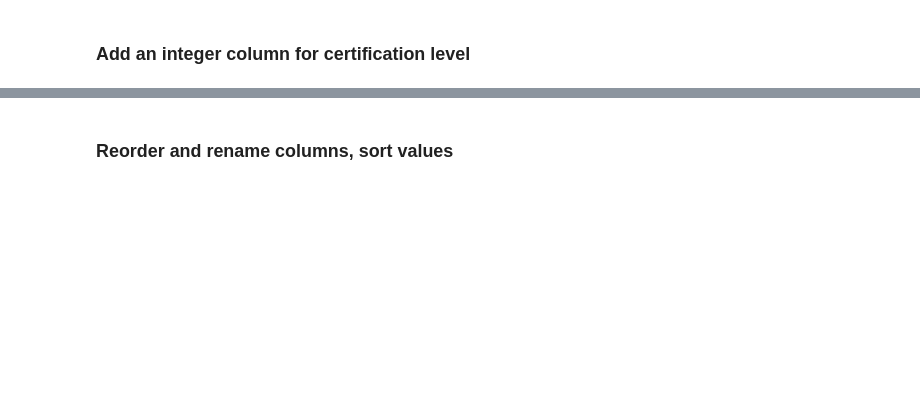
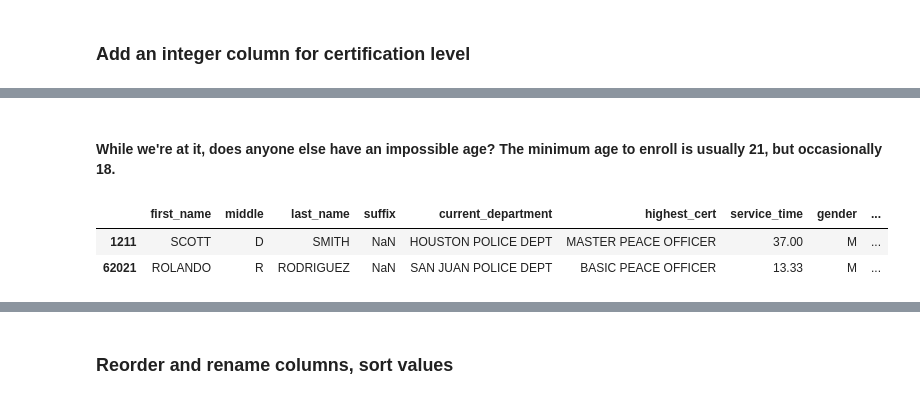
Before and after one commit to texas-justice-initiative/data-processing, a Jupyter notebook: data_cleaning/clean_list_of_texas_officers.ipynb, the cells around one changed output, grey strips where cells are left out. Cells and saved outputs as stored; diff of their text form; code cells hidden in the pictures; blank space fills up the shorter version.

```diff
--- a/data_cleaning/clean_list_of_texas_officers.ipynb
+++ b/data_cleaning/clean_list_of_texas_officers.ipynb
@@ -200,0 +282,9 @@ officer_info['highest_cert_int'] = officer_info['highest_cert'].apply(lambda c:
+# %% [markdown]
+#### While we're at it, does anyone else have an impossible age? The minimum age to enroll is usually 21, but occasionally 18.
+# %%
+age_range_max = officer_info.age_range.apply(lambda s: 9999 if s == '51+' else int(s[-2:]))
+officer_info[(officer_info.service_time + 18) > age_range_max]
+# %% [output]
+|  | first_name | middle | last_name | suffix | current_department | highest_cert | service_time | gender | ... |
+| 1211 | SCOTT | D | SMITH | NaN | HOUSTON POLICE DEPT | MASTER PEACE OFFICER | 37.00 | M | ... |
+| 62021 | ROLANDO | R | RODRIGUEZ | NaN | SAN JUAN POLICE DEPT | BASIC PEACE OFFICER | 13.33 | M | ... |
```
Also changed, not shown: parts of 22 cells of this notebook.
